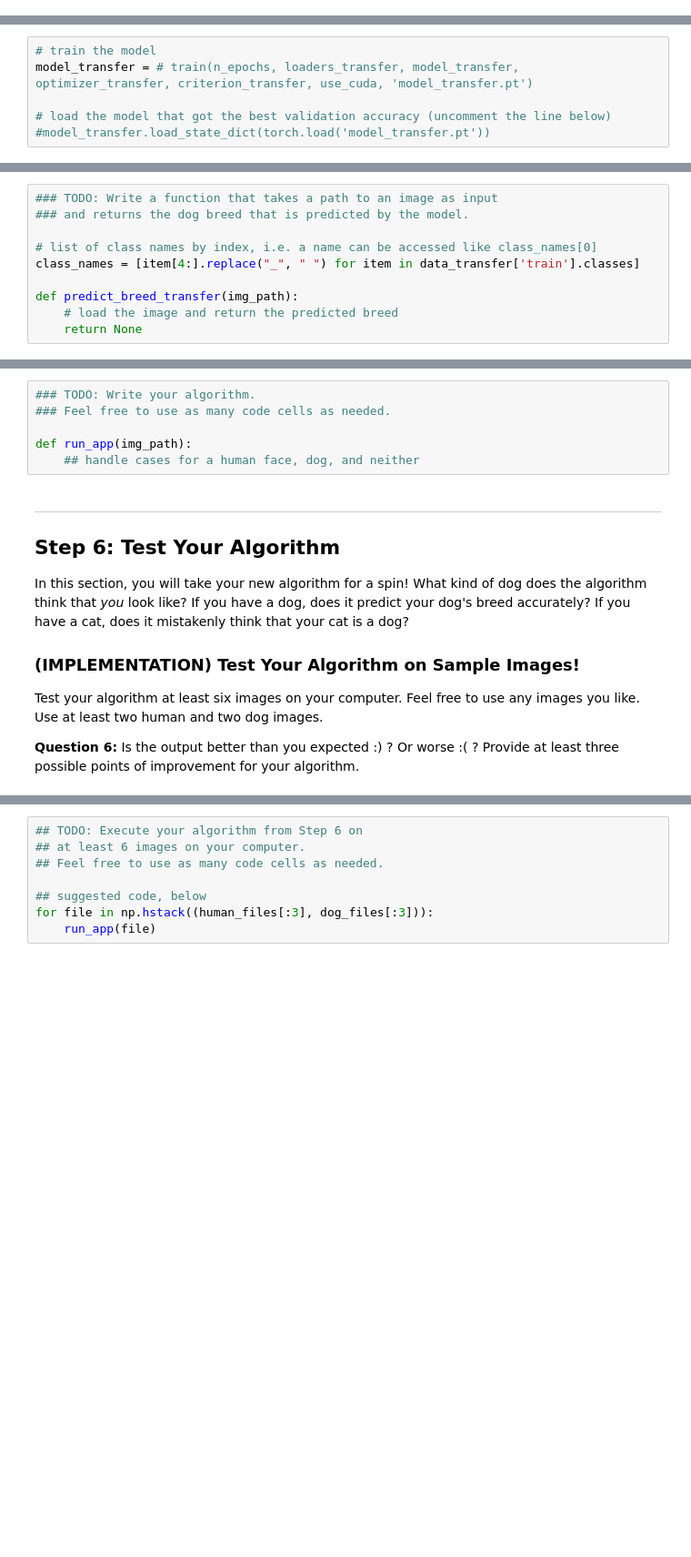
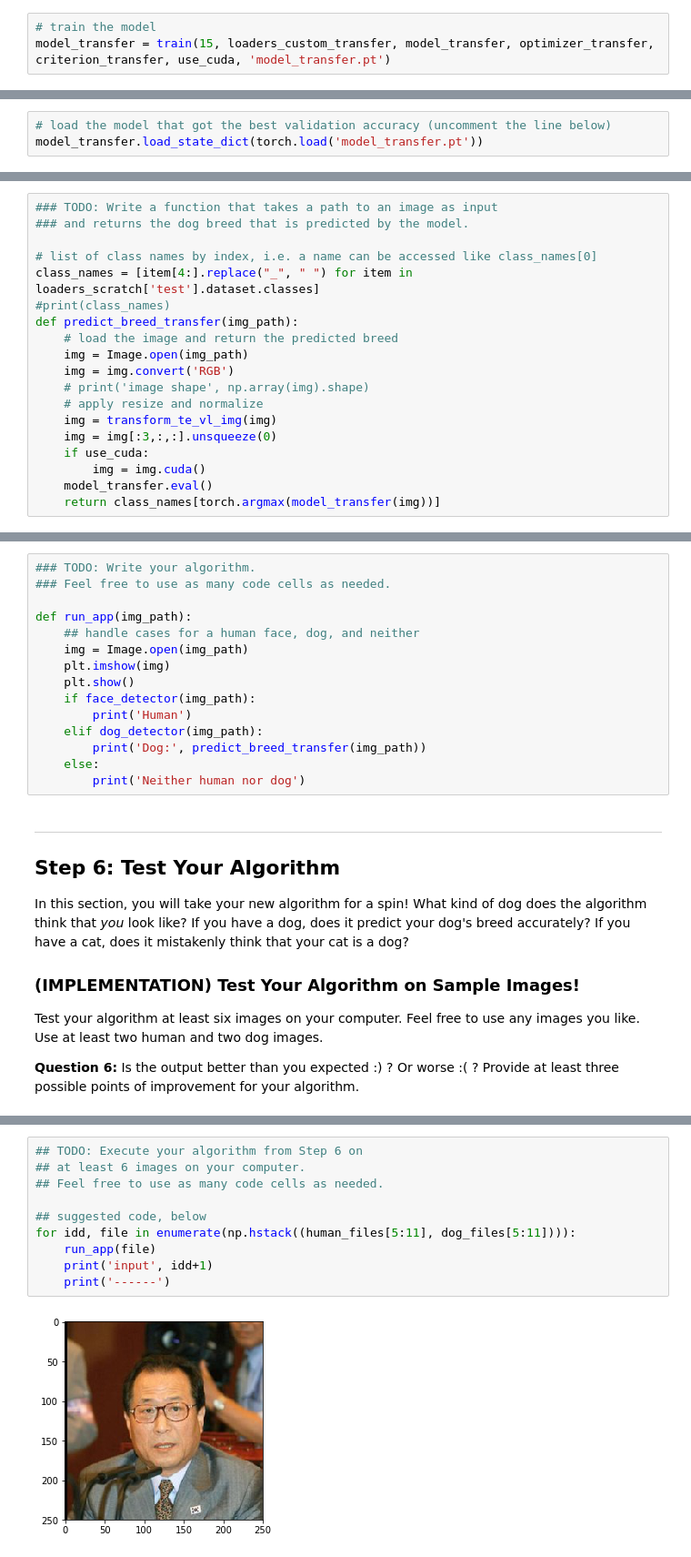
Before and after one commit to aceveggie/deep-learning-v2-pytorch, a Jupyter notebook: project-dog-classification/dog_app.ipynb, the cells around one changed output, grey strips where cells are left out. Shown at 91% size. Cells and saved outputs as stored; diff of their text form; blank space fills up the shorter version.

```diff
--- a/project-dog-classification/dog_app.ipynb
+++ b/project-dog-classification/dog_app.ipynb
@@ -455,3 +689,6 @@ optimizer_transfer = None
 ### (IMPLEMENTATION) Train and Validate the Model
 
 Train and validate your model in the code cell below.  [Save the final model parameters](http://pytorch.org/docs/master/notes/serialization.html) at filepath `'model_transfer.pt'`.
+# %%
+# train the model
+model_transfer = train(15, loaders_custom_transfer, model_transfer, optimizer_transfer, criterion_transfer, use_cuda, 'model_transfer.pt')
@@ -458,9 +711,6 @@ Train and validate your model in the code cell below.  [Save the final model par
 # %%
-# train the model
-model_transfer = # train(n_epochs, loaders_transfer, model_transfer, optimizer_transfer, criterion_transfer, use_cuda, 'model_transfer.pt')
-
 # load the model that got the best validation accuracy (uncomment the line below)
-#model_transfer.load_state_dict(torch.load('model_transfer.pt'))
+model_transfer.load_state_dict(torch.load('model_transfer.pt'))
 # %% [markdown]
 ### (IMPLEMENTATION) Test the Model
 
@@ -476,11 +731,20 @@ Write a function that takes an image path as input and returns the dog breed (`A
 ### and returns the dog breed that is predicted by the model.
 
 # list of class names by index, i.e. a name can be accessed like class_names[0]
-class_names = [item[4:].replace("_", " ") for item in data_transfer['train'].classes]
-
+class_names = [item[4:].replace("_", " ") for item in loaders_scratch['test'].dataset.classes]
+#print(class_names)
 def predict_breed_transfer(img_path):
     # load the image and return the predicted breed
-    return None
+    img = Image.open(img_path)
+    img = img.convert('RGB')
+    # print('image shape', np.array(img).shape)
+    # apply resize and normalize
+    img = transform_te_vl_img(img)
+    img = img[:3,:,:].unsqueeze(0)
+    if use_cuda:
+        img = img.cuda()
+    model_transfer.eval()
+    return class_names[torch.argmax(model_transfer(img))]
 # %% [markdown]
 ---
 <a id='step5'></a>
@@ -505,6 +769,15 @@ Some sample output for our algorithm is provided below, but feel free to design
 
 def run_app(img_path):
     ## handle cases for a human face, dog, and neither
+    img = Image.open(img_path)
+    plt.imshow(img)
+    plt.show()
+    if face_detector(img_path):
+        print('Human')
+    elif dog_detector(img_path):
+        print('Dog:', predict_breed_transfer(img_path))
+    else:
+        print('Neither human nor dog')
 # %% [markdown]
 ---
 <a id='step6'></a>
@@ -522,8 +801,12 @@ __Answer:__ (Three possible points for improvement)
 # %%
 ## TODO: Execute your algorithm from Step 6 on
 ## at least 6 images on your computer.
 ## Feel free to use as many code cells as needed.
 
 ## suggested code, below
-for file in np.hstack((human_files[:3], dog_files[:3])):
+for idd, file in enumerate(np.hstack((human_files[5:11], dog_files[5:11]))):
     run_app(file)
+    print('input', idd+1)
+    print('------')
+# %% [output]
+[figure, added]
```
Also changed, not shown: parts of 39 cells of this notebook, 3 other files.
